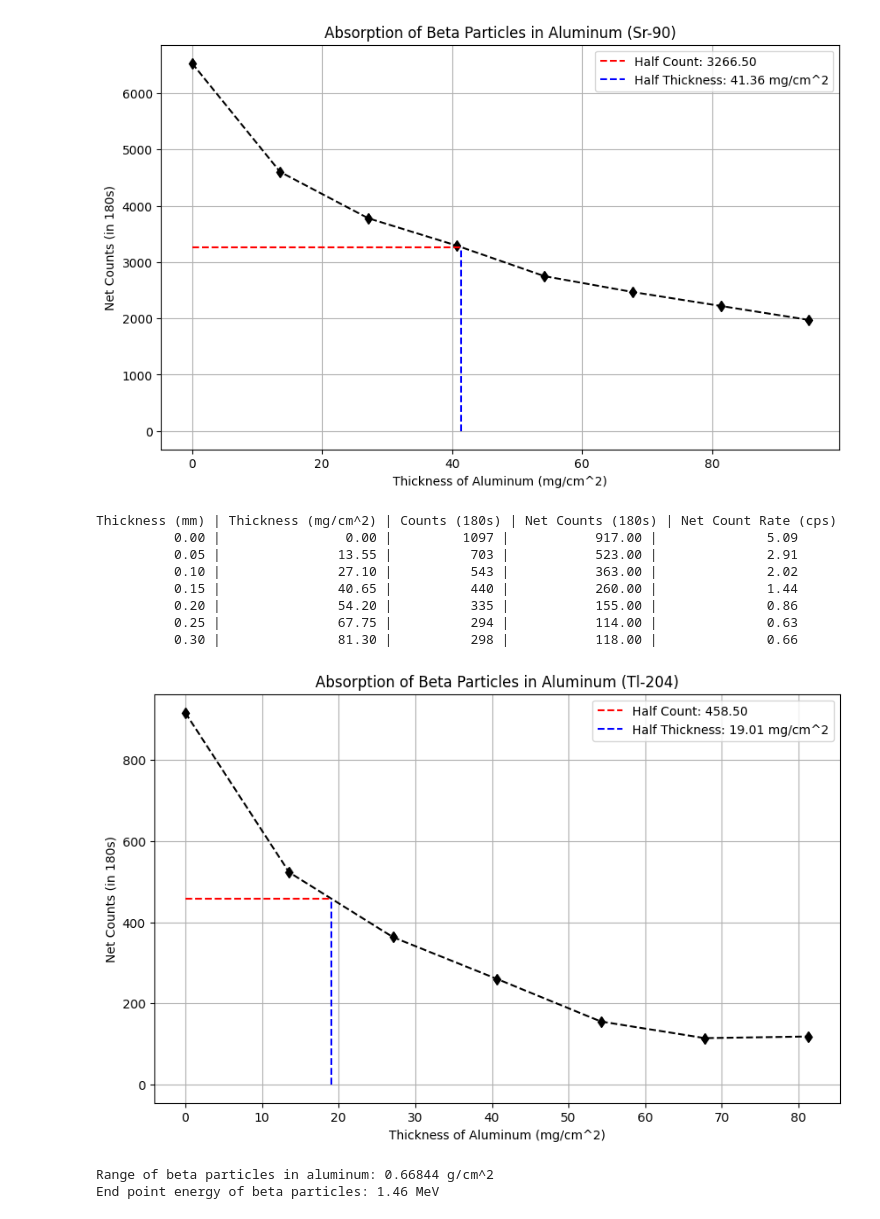
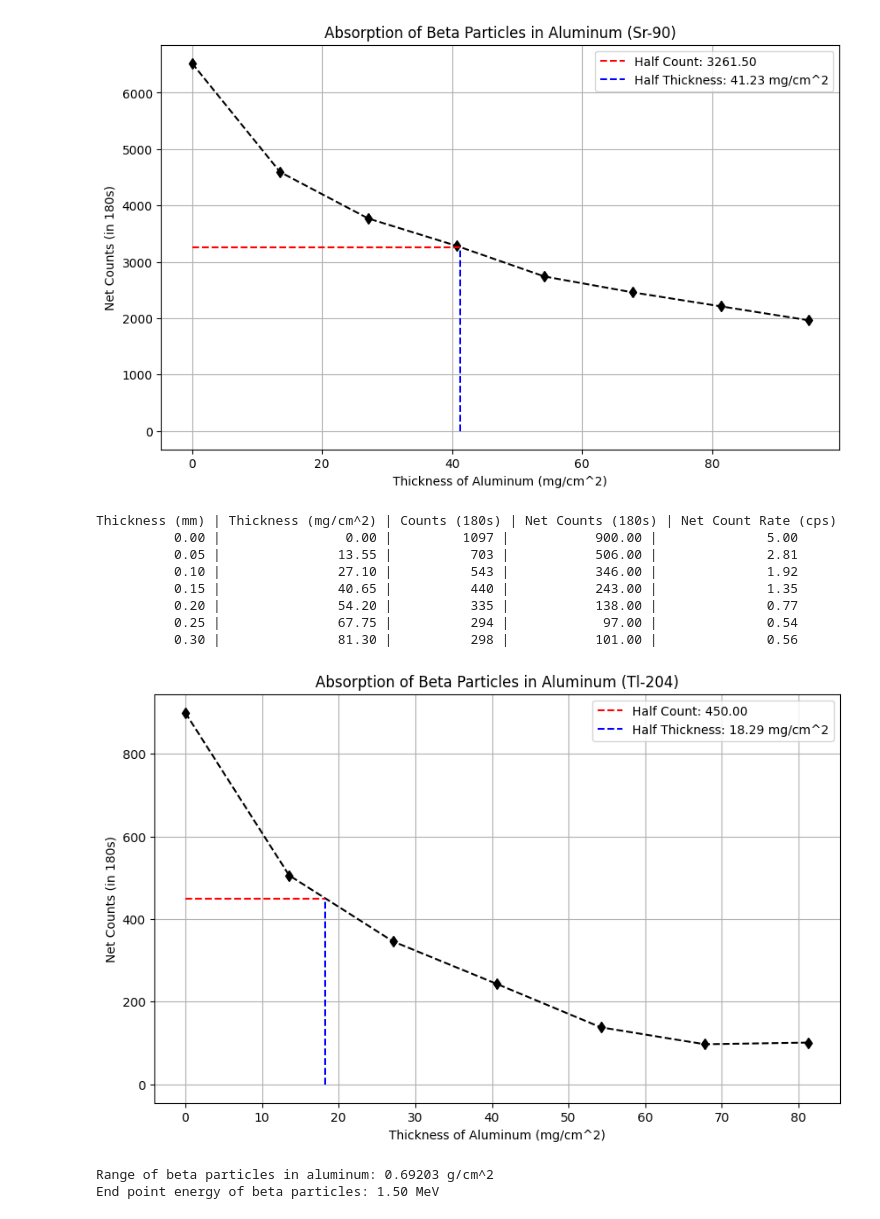
Before and after one commit to Anuj-Arya1/Nuclear-and-Solid-State-physics-Lab, a Jupyter notebook: Nuclear_Physics_lab/GM1_2.ipynb, the cells around one changed output. Saved outputs shown, nothing was run; the diff lists cells and outputs as text; code cells hidden in the pictures.

```diff
--- a/Nuclear_Physics_lab/GM1_2.ipynb
+++ b/Nuclear_Physics_lab/GM1_2.ipynb
@@ -379,8 +378,8 @@ thickness = np.array([0, 0.05, 0.1, 0.15, 0.2, 0.25, 0.3,0.35])  # Thickness in
 thick2 = thickness* 2.71*100  # in mg/cm^2 (density of aluminum = 2.71 g/cm^3)
 counts_beta = np.array([6713,4782,3959,3475,2930,2649,2401,2153])  # Counts in 180 sec for each thickness
 back = np.array([51,77,63,57,68])  # Background counts in 60 sec
-back_rate = int(np.mean(back) / 60)  # Background count rate in cps
-Net_counts_beta = counts_beta - back_rate * 180  # Net counts in 180 sec
+back_rate = np.mean(back) / 60  # Background count rate in cps
+Net_counts_beta = counts_beta - round(back_rate * 180, 0)  # Net counts in 180 sec
 Net_count_rate_beta = Net_counts_beta / 180  # Net count rate in cps
 
 # Table of beta absorption analysis
@@ -389,7 +388,7 @@ for i in range(len(thickness)):
     print(f"{thickness[i]:14.2f} | {thick2[i]:19.2f} | {counts_beta[i]:12} | {Net_counts_beta[i]:16.2f} | {Net_count_rate_beta[i]:17.2f}")
 
 half_count = Net_counts_beta[0] / 2  # Half of the initial count for Sr-90
-t_half_ = ((54.2-40.65)/(2750 - 3295))*(half_count-3295) + 40.65
+t_half_ = ((54.2-40.65)/(2740 - 3285))*(half_count-3285) + 40.65
 # Plotting the absorption curve
 plt.figure(figsize=(10, 6))
 plt.plot(thick2, Net_counts_beta, marker='d', linestyle='--', color='black')
@@ -407,8 +406,8 @@ thickness_tl = np.array([0, 0.05, 0.1, 0.15, 0.2, 0.25, 0.3])  # Thickness in mm
 thick2_tl = thickness_tl * 2.71*100  # in mg/cm^2 (density of aluminum = 2.71 g/cm^3)
 counts_tl = np.array([1097,703,543,440,335,294,298])  # Counts in 180 sec for each thickness
 back_tl = np.array([73,67,51,71,67])  # Background counts in 60 sec
-back_rate_tl = int(np.mean(back_tl) / 60)  # Background count rate in cps
-Net_counts_tl = counts_tl - back_rate_tl * 180  # Net counts in 180 sec
+back_rate_tl = np.mean(back_tl) / 60 # Background count rate in cps
+Net_counts_tl = counts_tl - round(back_rate_tl * 180, 0)  # Net counts in 180 sec
 
 Net_count_rate_tl = Net_counts_tl / 180  # Net count rate in cps
 
@@ -417,7 +416,7 @@ print("\nThickness (mm) | Thickness (mg/cm^2) | Counts (180s) | Net Counts (180s
 for i in range(len(thickness_tl)):
     print(f"{thickness_tl[i]:14.2f} | {thick2_tl[i]:19.2f} | {counts_tl[i]:12} | {Net_counts_tl[i]:16.2f} | {Net_count_rate_tl[i]:17.2f}")
 half_count_tl = Net_counts_tl[0] / 2  # Half of the initial count for Tl-204
-t_half = ((27.1-13.55)/(363-523))*(half_count_tl-523) + 13.55
+t_half = ((27.1-13.55)/(346-506))*(half_count_tl-506) + 13.55
 # Plotting the absorption curve for Tl-204
 plt.figure(figsize=(10, 6))
 plt.plot(thick2_tl, Net_counts_tl, marker='d', linestyle='--', color='black')
@@ -431,7 +430,7 @@ plt.legend()
 plt.show()
 
 # Claculation of range of beta particles
-R_tl = 0.30728 # in g/cm^2
+R_tl = 0.307 # in g/cm^2
 R_beta = R_tl * (t_half_ / t_half)  # Range of beta particles in g/cm^2
 print(f"Range of beta particles in aluminum: {R_beta:.5f} g/cm^2")
 End_point_energy = (R_beta +0.09)/0.52 # in MeV (using empirical relation for beta particles)
@@ -449,14 +448,14 @@ Thickness (mm) | Thickness (mg/cm^2) | Counts (180s) | Net Counts (180s) | Net C
-[figure, old version]
+[figure, new version]
 Thickness (mm) | Thickness (mg/cm^2) | Counts (180s) | Net Counts (180s) | Net Count Rate (cps)
-          0.00 |                0.00 |         1097 |           917.00 |              5.09
-          0.05 |               13.55 |          703 |           523.00 |              2.91
-          0.10 |               27.10 |          543 |           363.00 |              2.02
-          0.15 |               40.65 |          440 |           260.00 |              1.44
-          0.20 |               54.20 |          335 |           155.00 |              0.86
-          0.25 |               67.75 |          294 |           114.00 |              0.63
-          0.30 |               81.30 |          298 |           118.00 |              0.66
+          0.00 |                0.00 |         1097 |           900.00 |              5.00
+          0.05 |               13.55 |          703 |           506.00 |              2.81
+          0.10 |               27.10 |          543 |           346.00 |              1.92
+          0.15 |               40.65 |          440 |           243.00 |              1.35
+          0.20 |               54.20 |          335 |           138.00 |              0.77
+          0.25 |               67.75 |          294 |            97.00 |              0.54
+          0.30 |               81.30 |          298 |           101.00 |              0.56
-[figure, old version]
+[figure, new version]
-Range of beta particles in aluminum: 0.66844 g/cm^2
-End point energy of beta particles: 1.46 MeV
+Range of beta particles in aluminum: 0.69203 g/cm^2
+End point energy of beta particles: 1.50 MeV
 # %%
 # Backscattering of beta particles from aluminum
```
Also changed, not shown: parts of 7 cells of this notebook.
